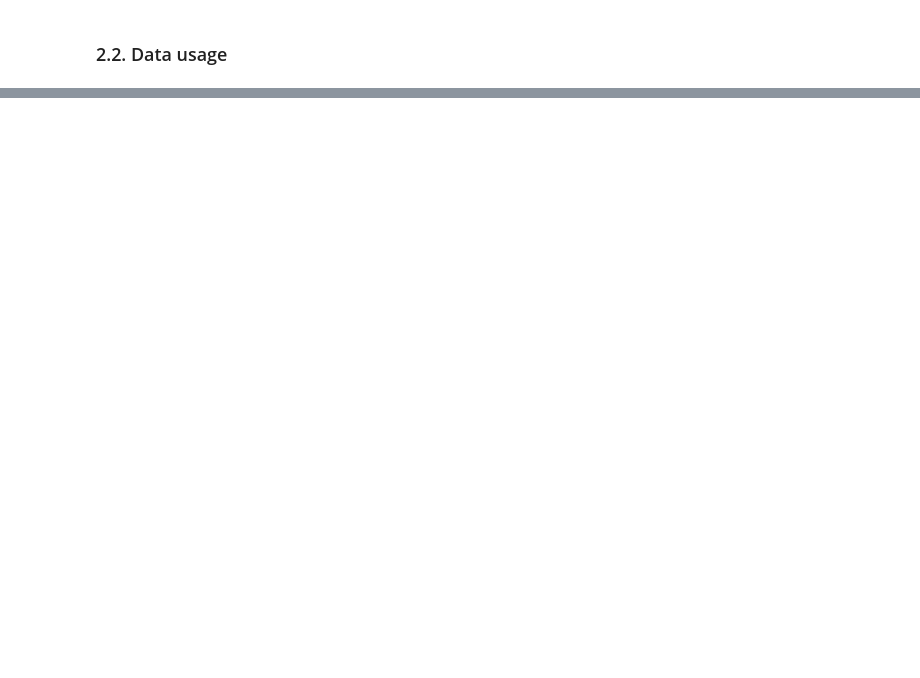
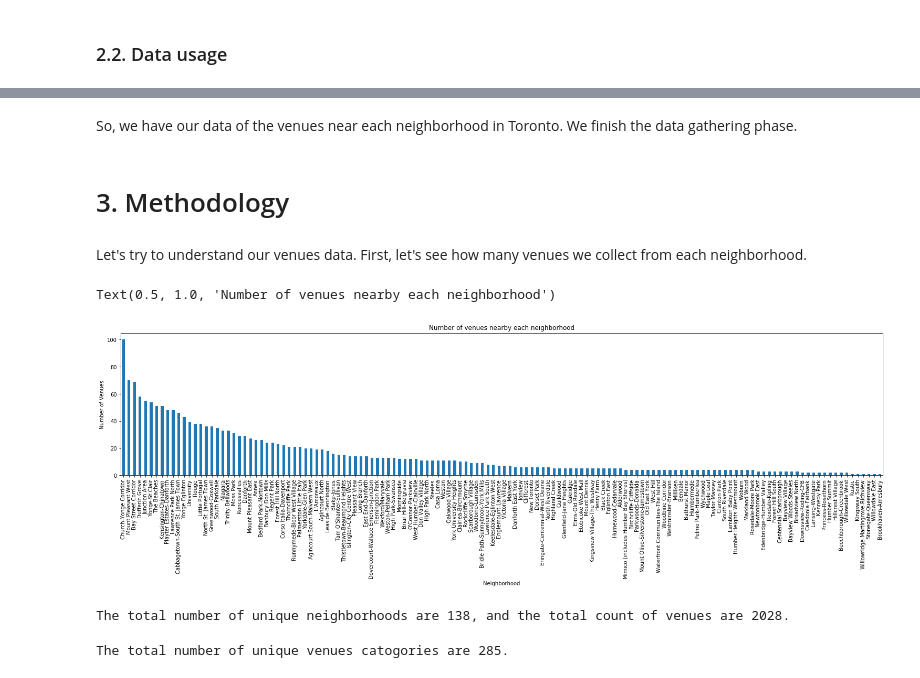
Before and after one commit to mateocangrejo/Coursera_Capstone, a Jupyter notebook: The battle of Neighborehoods.ipynb, the cells around one changed output, grey strips where cells are left out. Saved outputs shown, nothing was run; the diff lists cells and outputs as text; code cells hidden in the pictures; blank space fills up the shorter version.

```diff
--- a/The battle of Neighborehoods.ipynb
+++ b/The battle of Neighborehoods.ipynb
@@ -45,0 +129,4 @@ We propose that is a benefit to the new restaurant to have higher values in popu
+# %%
+df = pd.merge(df_loc, df_dem, on= 'Neighbourhood Number')
+df.rename(columns={'index': 'Neighborhood', 'LONGITUDE':'Longitude', 'LATITUDE':'Latitude'}, inplace = True)
+df.head()
@@ -45,0 +167,17 @@ We propose that is a benefit to the new restaurant to have higher values in popu
+# %%
+# create map of Toronto using latitude and longitude values
+map_toronto = folium.Map(location=[latitude, longitude], zoom_start=11)
+
+# add markers to map
+for lat, lng, neighborhood in zip(df['Latitude'], df['Longitude'], df['Neighborhood']):
+    label = '{}'.format(neighborhood)
+    label = folium.Popup(label, parse_html=True)
+    folium.CircleMarker(
+        [lat, lng],
+        radius=5,
+        popup=label,
+        color='blue',
+        fill=True,
+        fill_color='#3186cc',
+        fill_opacity=0.7,
+        parse_html=False).add_to(map_toronto)
@@ -45,0 +194,8 @@ We propose that is a benefit to the new restaurant to have higher values in popu
+# %%
+CLIENT_ID = 'FKZQAGS535VE3LFRIBJAZDJ3LSKUXL0A0FCUKGNM5EPDOGDN' # your Foursquare ID
+CLIENT_SECRET = 'TTQY2VVNTR4YRXWMCRR3CVRWS22NXEAN5SN4M2IYJ0HNBKPW' # your Foursquare Secret
+VERSION = '20180605' # Foursquare API version
+
+print('Your credentails:')
+print('CLIENT_ID: ' + CLIENT_ID)
+print('CLIENT_SECRET:' + CLIENT_SECRET)
@@ -45,0 +265,7 @@ We propose that is a benefit to the new restaurant to have higher values in popu
+# %%
+# type your answer here
+
+toronto_venues = getNearbyVenues(names=df['Neighborhood'],
+                                   latitudes=df['Latitude'],
+                                   longitudes=df['Longitude']
+                                  )
@@ -45,0 +301,24 @@ We propose that is a benefit to the new restaurant to have higher values in popu
+# %% [markdown]
+So, we have our data of the venues near each neighborhood in Toronto. We finish the data gathering phase.
+# %% [markdown]
+# 3. Methodology
+# %% [markdown]
+Let's try to understand our venues data. First, let's see how many venues we collect from each neighborhood.
+# %%
+fig = plt.figure(figsize=(26, 5))
+pd.value_counts(toronto_venues['Neighborhood']).plot.bar()
+plt.xlabel('Neighborhood')
+plt.ylabel('Number of Venues')
+plt.title('Number of venues nearby each neighborhood')
+# %% [output]
+Text(0.5, 1.0, 'Number of venues nearby each neighborhood')
+[figure, added]
+# %%
+print('The total number of unique neighborhoods are {}, and the total count of venues are {}.'.format(toronto_venues['Neighborhood'].nunique(), toronto_venues['Neighborhood'].count()))
+# %% [output]
+The total number of unique neighborhoods are 138, and the total count of venues are 2028.
+# %%
+a = toronto_venues['Venue Category'].value_counts()
+print('The total number of unique venues catogories are {}.'.format(toronto_venues['Venue Category'].nunique()))
+# %% [output]
+The total number of unique venues catogories are 285.
```
Also changed, not shown: parts of 96 cells of this notebook.
